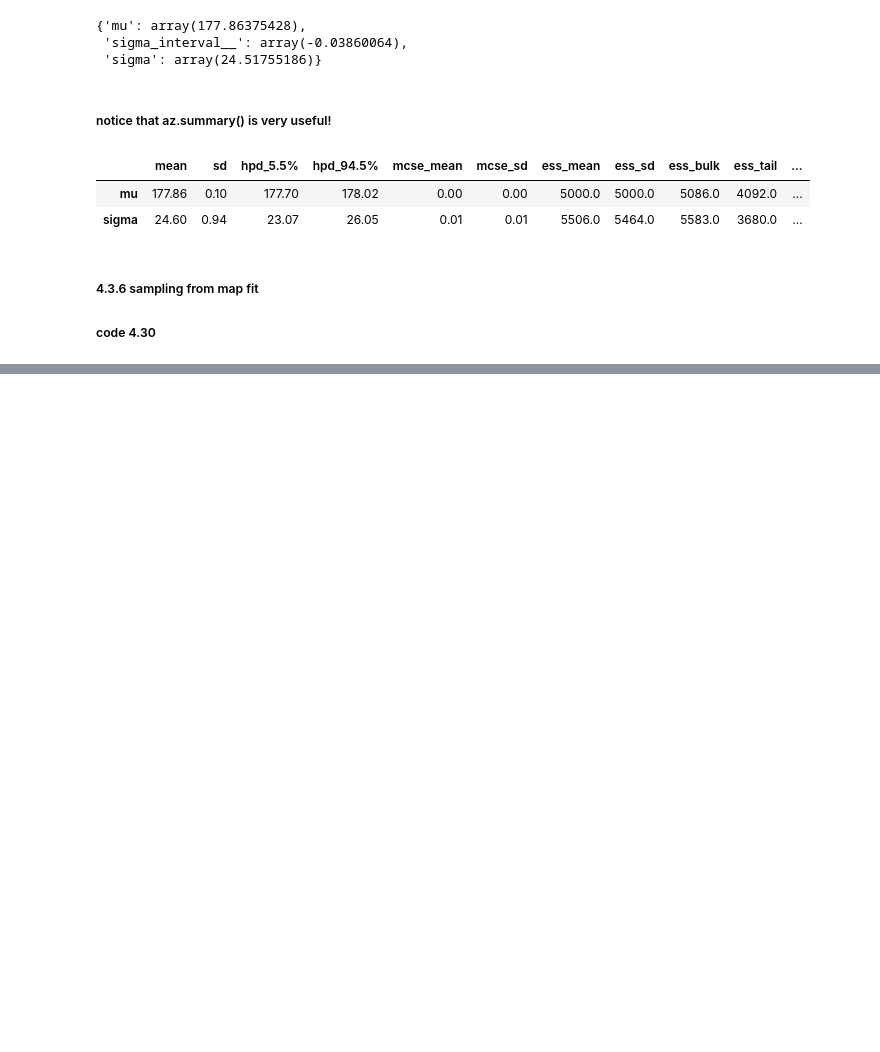
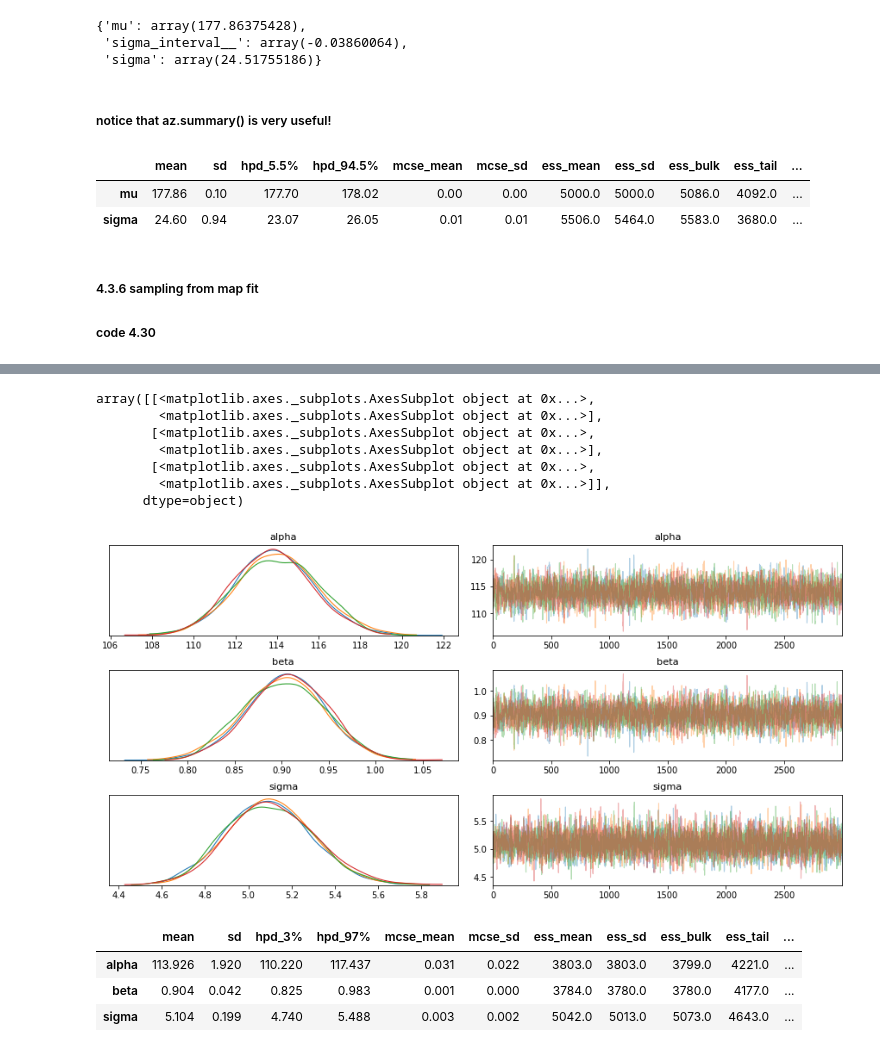
Before and after one commit to ZhengguoGu/resources, a Jupyter notebook: Rethinking/Zhen_practice/Ch4.ipynb, the cells around one changed output, grey strips where cells are left out. Cells and saved outputs as stored; diff of their text form; code cells hidden in the pictures; blank space fills up the shorter version.

```diff
--- a/Rethinking/Zhen_practice/Ch4.ipynb
+++ b/Rethinking/Zhen_practice/Ch4.ipynb
@@ -180,0 +183,14 @@ trace
+# %%
+with pm.Model() as model_438: # model specifications in PyMC3 are wrapped in a with-statement
+    # Define priors
+    alpha = pm.Normal('alpha', mu=178, sigma=100)
+    beta = pm.Normal('beta', mu=0, sigma=10)
+    sigma = pm.Uniform('sigma', lower=0, upper=50)
+
+    mu = alpha + beta * df2.weight
+    # Define likelihood
+    likelihood = pm.Normal('height', mu=mu,
+                        sigma=sigma, observed=df2.height)
+
+    # Inference!
+    trace = pm.sample(3000) # draw 3000 posterior samples using NUTS sampling
@@ -180,0 +206,18 @@ trace
+# %%
+pm.traceplot(trace)
+# %% [output]
+array([[<matplotlib.axes._subplots.AxesSubplot object at 0x...>,
+        <matplotlib.axes._subplots.AxesSubplot object at 0x...>],
+       [<matplotlib.axes._subplots.AxesSubplot object at 0x...>,
+        <matplotlib.axes._subplots.AxesSubplot object at 0x...>],
+       [<matplotlib.axes._subplots.AxesSubplot object at 0x...>,
+        <matplotlib.axes._subplots.AxesSubplot object at 0x...>]],
+      dtype=object)
+[figure, added]
+# %%
+az.summary(trace)
+# %% [output]
+|  | mean | sd | hpd_3% | hpd_97% | mcse_mean | mcse_sd | ess_mean | ess_sd | ess_bulk | ess_tail | ... |
+| alpha | 113.926 | 1.920 | 110.220 | 117.437 | 0.031 | 0.022 | 3803.0 | 3803.0 | 3799.0 | 4221.0 | ... |
+| beta | 0.904 | 0.042 | 0.825 | 0.983 | 0.001 | 0.000 | 3784.0 | 3780.0 | 3780.0 | 4177.0 | ... |
+| sigma | 5.104 | 0.199 | 4.740 | 5.488 | 0.003 | 0.002 | 5042.0 | 5013.0 | 5073.0 | 4643.0 | ... |
```
Also changed, not shown: parts of 7 cells of this notebook.
